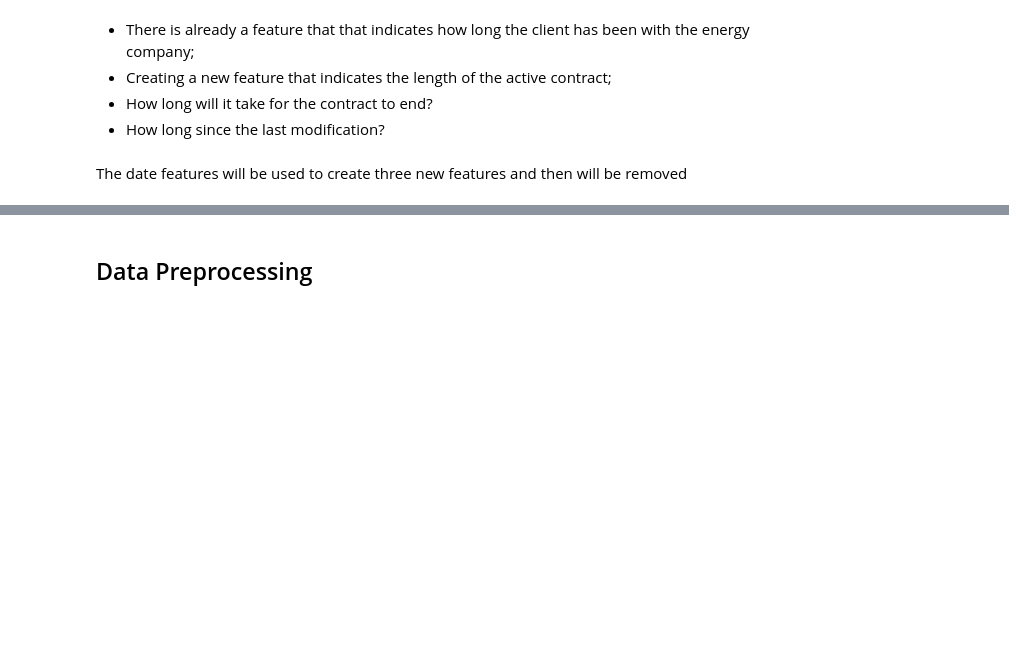
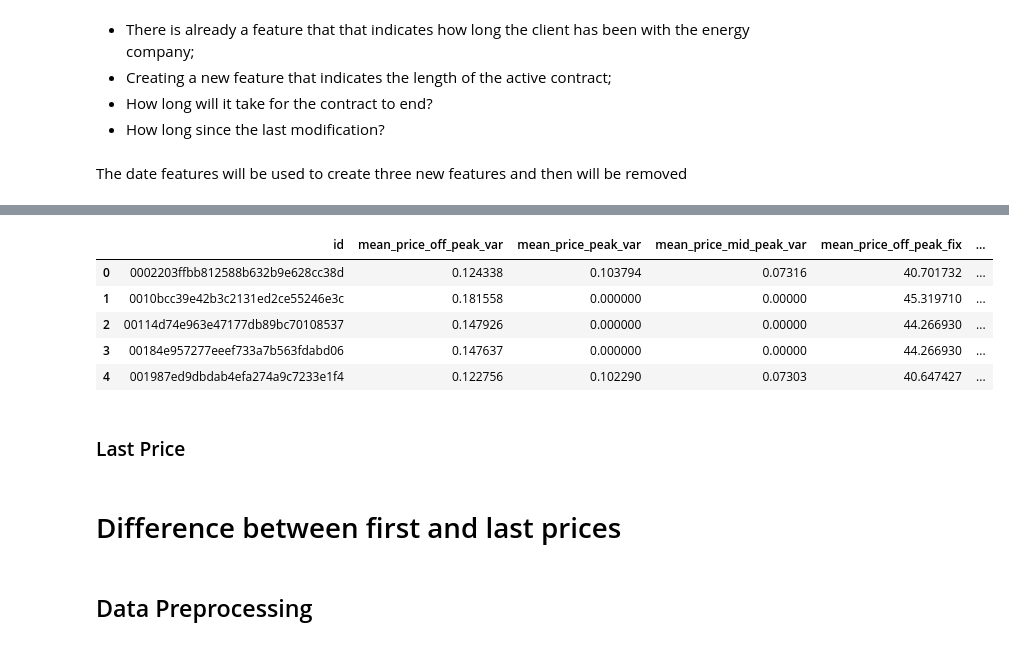
Before and after one commit to RodolfoPCruz/powerco-churn, a Jupyter notebook: Notebooks/Feature_Engineering.ipynb, the cells around one changed output, grey strips where cells are left out. Cells and saved outputs as stored; diff of their text form; code cells hidden in the pictures; blank space fills up the shorter version.

Commit message:
feat: feature engineering nas features do dataframe client_data e e do dataframe price_data

```diff
--- a/Notebooks/Feature_Engineering.ipynb
+++ b/Notebooks/Feature_Engineering.ipynb
@@ -105,0 +120,3 @@ test_client_data.drop(columns = date_features, inplace = True)
+# %%
+numeric_columns_price = train_price_data.select_dtypes(include='number').columns.to_list()
+numeric_columns_price
@@ -105,0 +134,8 @@ test_client_data.drop(columns = date_features, inplace = True)
+# %%
+mean_price_train = train_price_data.groupby('id')[numeric_columns_price].mean().reset_index()
+mean_price_test  = test_price_data.groupby('id')[numeric_columns_price].mean().reset_index()
+
+
+mean_price_columns = ['id'] + [f'mean_{col}' for col in mean_price_train.columns[1:]]
+mean_price_train.columns = mean_price_columns
+mean_price_test.columns = mean_price_columns
@@ -105,0 +149,40 @@ test_client_data.drop(columns = date_features, inplace = True)
+# %%
+def create_new_energy_potency_mean_features(df: pd.DataFrame) -> pd.DataFrame:
+    """
+    Create new features based on energy and potency prices.
+
+    Parameters
+    ----------
+    df : pd.DataFrame
+        The input DataFrame.
+
+    Returns
+    -------
+    pd.DataFrame
+        DataFrame with new features.
+    """
+
+    energy_features  = [feature for feature in df.columns if 'var' in feature]
+    potency_features = [feature for feature in df.columns if 'fix' in feature]
+
+    df['mean_energy_price']  = df[energy_features].mean(axis = 1)
+    df['mean_potency_price'] = df[potency_features].mean(axis = 1)
+
+    df['energy_peak_minus_offpeak']  = df['mean_price_peak_var'] - df['mean_price_off_peak_var']
+    df['potency_peak_minus_offpeak'] = df['mean_price_peak_fix'] - df['mean_price_off_peak_fix']
+
+    return df
+# %%
+mean_price_train  = create_new_energy_potency_mean_features(mean_price_train)
+mean_price_test   = create_new_energy_potency_mean_features(mean_price_test)
+# %%
+mean_price_train.head()
+# %% [output]
+|  | id | mean_price_off_peak_var | mean_price_peak_var | mean_price_mid_peak_var | mean_price_off_peak_fix | ... |
+| 0 | 0002203ffbb812588b632b9e628cc38d | 0.124338 | 0.103794 | 0.07316 | 40.701732 | ... |
+| 1 | 0010bcc39e42b3c2131ed2ce55246e3c | 0.181558 | 0.000000 | 0.00000 | 45.319710 | ... |
+| 2 | 00114d74e963e47177db89bc70108537 | 0.147926 | 0.000000 | 0.00000 | 44.266930 | ... |
+| 3 | 00184e957277eeef733a7b563fdabd06 | 0.147637 | 0.000000 | 0.00000 | 44.266930 | ... |
+| 4 | 001987ed9dbdab4efa274a9c7233e1f4 | 0.122756 | 0.102290 | 0.07303 | 40.647427 | ... |
+# %% [markdown]
+### Last Price
@@ -105,0 +215,2 @@ test_client_data.drop(columns = date_features, inplace = True)
+# %% [markdown]
+# Difference between first and last prices
```
Also changed, not shown: parts of 15 cells of this notebook, 2 other files.
